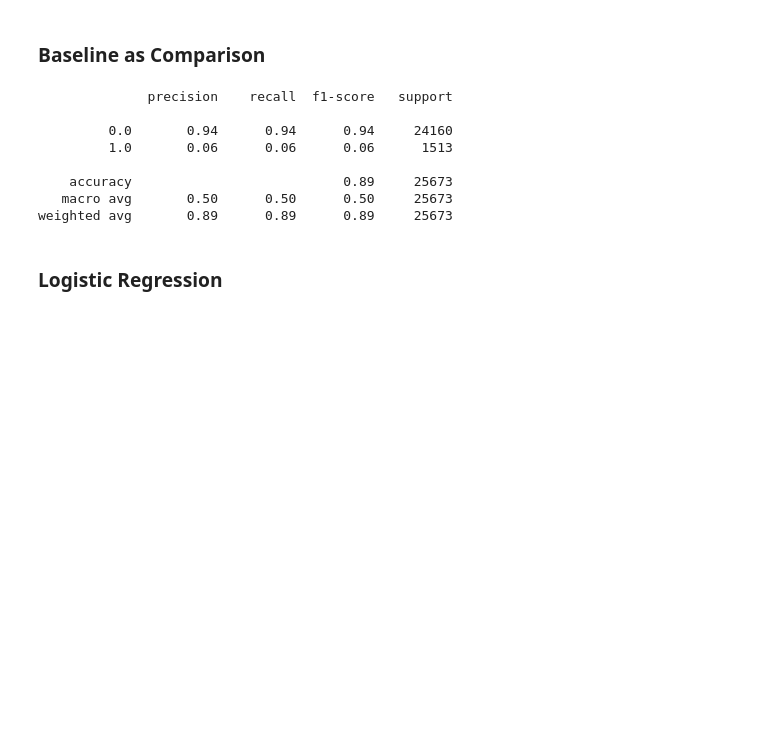
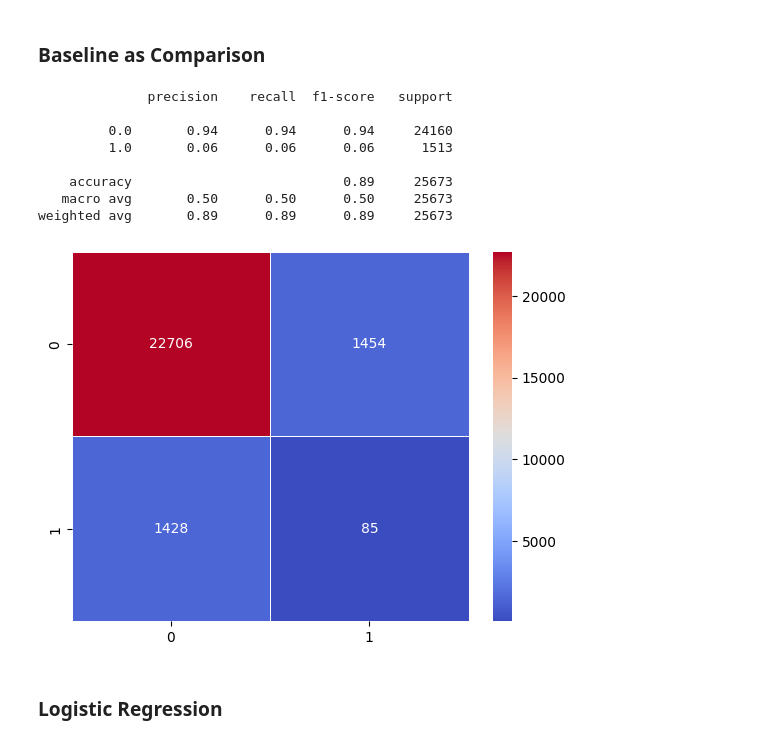
Before and after one commit to franzi105/Fraud-Detection, a Jupyter notebook: 03_Model.ipynb, the cells around one changed output. Drawn from its saved outputs; the diff is of its cells as text; code cells hidden in the pictures; blank space fills up the shorter version.

Commit message:
Added confusion matrix for baseline

```diff
--- a/03_Model.ipynb
+++ b/03_Model.ipynb
@@ -160,22 +160,27 @@ model_results = {}
 # %%
 #Baseline as comparison
 dummy_clf = DummyClassifier(strategy="stratified", random_state=42)
 dummy_clf.fit(X_train, y_train)
 y_pred=dummy_clf.predict(X_test)
 print(classification_report(y_test, y_pred))
 
 # saving f1 score to dictionary for comparison
 report = classification_report(y_test, y_pred)
 model_results['baseline_model'] = classification_report(y_test, y_pred, output_dict=True)['1.0']['f1-score']
+
+#Error Analysis of best estimator from randomized search by checking confusion matrix
+cm=confusion_matrix(y_test, y_pred)
+sns.heatmap(cm, linewidths=.5, annot=True, cmap='coolwarm', fmt='.0f');
 # %% [output]
               precision    recall  f1-score   support
 
          0.0       0.94      0.94      0.94     24160
          1.0       0.06      0.06      0.06      1513
 
     accuracy                           0.89     25673
    macro avg       0.50      0.50      0.50     25673
 weighted avg       0.89      0.89      0.89     25673
+[figure, added]
 # %% [markdown]
 ### Logistic Regression
 # %%
```
